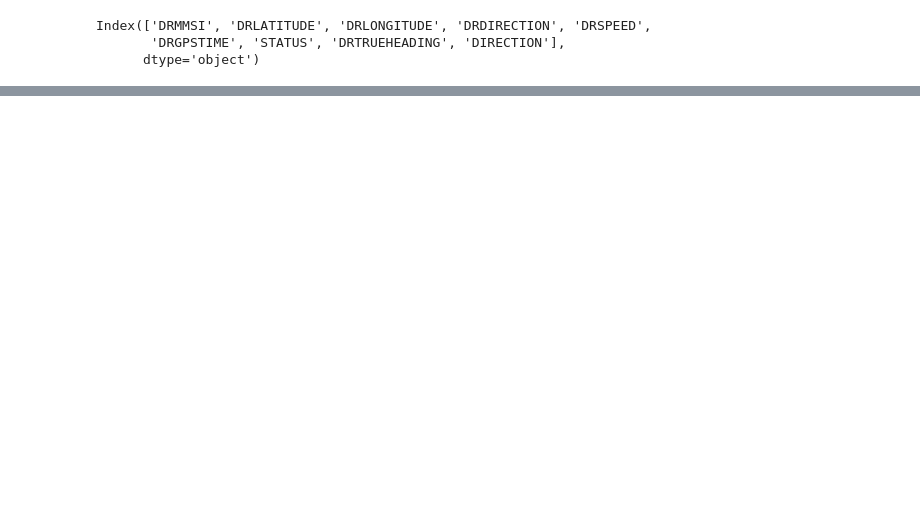
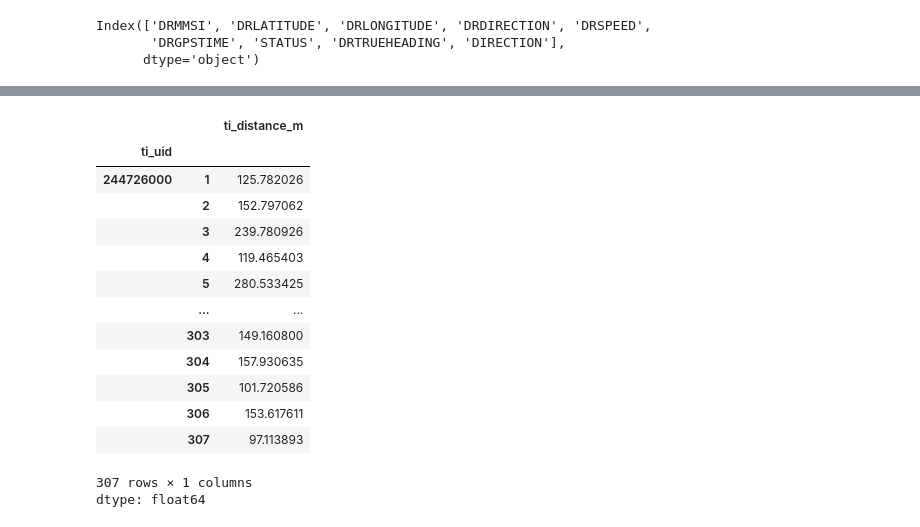
Before and after one commit to andyrids/mipo_trajectory, a Jupyter notebook: trackinsight.ipynb, the cells around one changed output, grey strips where cells are left out. Cells and saved outputs as stored; diff of their text form; code cells hidden in the pictures; blank space fills up the shorter version.

```diff
--- a/trackinsight.ipynb
+++ b/trackinsight.ipynb
@@ -226,0 +280,18 @@ data['ti_speed_kts'] = data['ti_speed_mps'].apply(convert_mps_to_kts)
+# %%
+geo_data_transformed["ti_distance_m"].dropna()
+# %% [output]
+|  |  | ti_distance_m |
+| ti_uid |  |  |
+| 244726000 | 1 | 125.782026 |
+|  | 2 | 152.797062 |
+|  | 3 | 239.780926 |
+|  | 4 | 119.465403 |
+|  | 5 | 280.533425 |
+|  | ... | ... |
+|  | 303 | 149.160800 |
+|  | 304 | 157.930635 |
+|  | 305 | 101.720586 |
+|  | 306 | 153.617611 |
+|  | 307 | 97.113893 |
+307 rows × 1 columns
+dtype: float64
```
Also changed, not shown: parts of 35 cells of this notebook.
